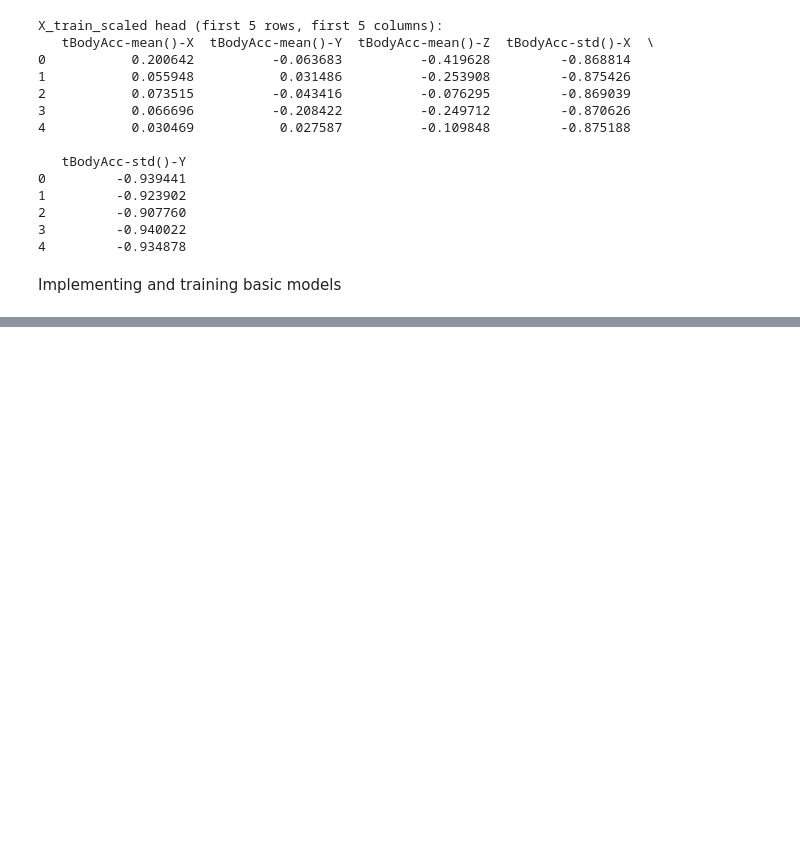
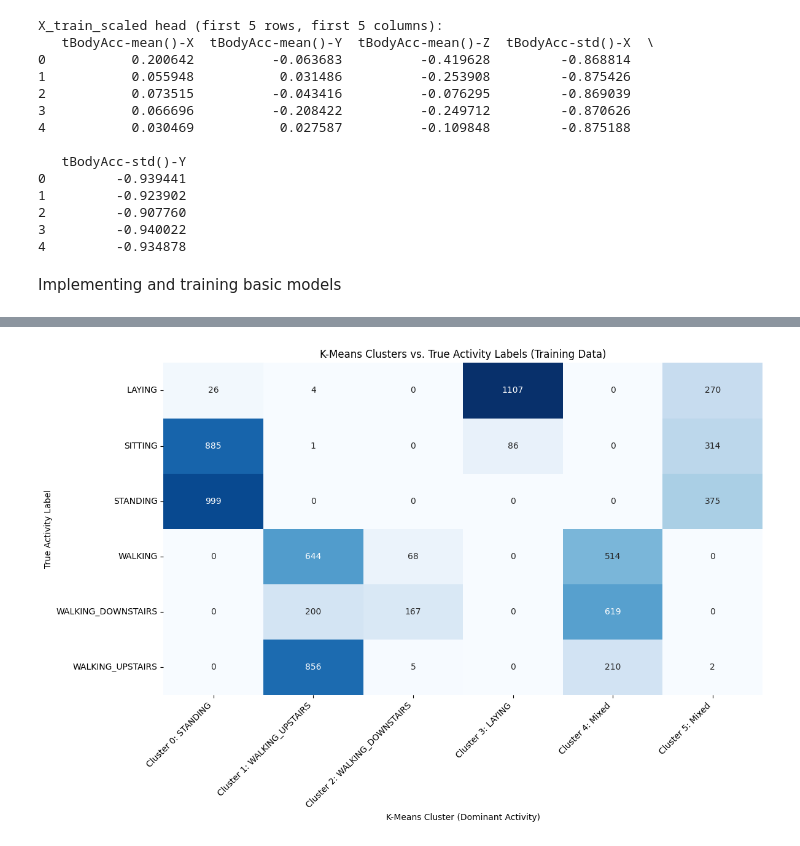
Before and after one commit to punithbr27/ML-mini-project-5th-sem, a Jupyter notebook: mini_project.ipynb, the cells around one changed output, grey strips where cells are left out. Drawn from its saved outputs; the diff is of its cells as text; code cells hidden in the pictures; blank space fills up the shorter version.

```diff
--- a/mini_project.ipynb
+++ b/mini_project.ipynb
@@ -131,0 +418,90 @@ Implementing and training basic models
+# %%
+import pandas as pd
+import numpy as np
+import matplotlib.pyplot as plt
+import seaborn as sns
+from sklearn.cluster import KMeans
+from sklearn.metrics import homogeneity_score, completeness_score, v_measure_score, adjusted_rand_score, adjusted_mutual_info_score
+
+# Ensure you have your scaled training data (and corresponding labels) ready:
+# X_train_scaled, y_train_labels
+
+# For clustering, we'll use the full scaled training set, as we're trying to discover
+# natural groupings in the entire feature space.
+data_for_clustering = X_train_scaled
+
+# --- 1. Apply K-Means Clustering (same as before) ---
+print("--- Applying K-Means Clustering ---")
+n_clusters = len(y_train_labels.unique())
+print(f"Number of clusters (k) set to: {n_clusters} (based on known activities)")
+
+kmeans_model = KMeans(n_clusters=n_clusters, init='k-means++', n_init='auto', random_state=42)
+cluster_labels = kmeans_model.fit_predict(data_for_clustering)
+print("K-Means clustering complete.")
+
+# --- 2. Create Cross-Tabulation (same as before) ---
+cluster_results_df = pd.DataFrame({
+    'True_Activity': y_train_labels,
+    'Cluster_Label': cluster_labels
+})
+cross_tab = pd.crosstab(cluster_results_df['True_Activity'], cluster_results_df['Cluster_Label'])
+print("\nCross-Tabulation of True Activities vs. K-Means Clusters:")
+print(cross_tab)
+
+
+# --- 3. Determine Dominant Activity for Each Cluster ---
+# This is the new part for custom X-axis labels
+cluster_id_to_activity_name = {}
+for cluster_id in cross_tab.columns:
+    # Get the activity with the maximum count in this cluster
+    dominant_activity = cross_tab[cluster_id].idxmax()
+    count = cross_tab[cluster_id].max()
+
+    # Check if there's a clear dominant activity or if it's very mixed
+    total_in_cluster = cross_tab[cluster_id].sum()
+    if total_in_cluster > 0 and count / total_in_cluster > 0.5: # If dominant activity is >50% of the cluster
+        cluster_id_to_activity_name[cluster_id] = f'Cluster {cluster_id}: {dominant_activity}'
+    else:
+        # If no clear majority, label it as "Mixed" or just keep the ID
+        cluster_id_to_activity_name[cluster_id] = f'Cluster {cluster_id}: Mixed'
+
+# Optional: Refine labels for clarity, especially if clusters are very mixed but have strong components
+# Example refinement based on previous analysis:
+# Cluster 0: mainly SITTING/STANDING -> 'Static (Sitting/Standing)'
+# Cluster 1: mainly WALKING/WALKING_UPSTAIRS -> 'Dynamic (Walking)'
+# Cluster 3: mainly LAYING -> 'Laying'
+# Cluster 4: mainly WALKING/WALKING_DOWNSTAIRS -> 'Dynamic (Walking)'
+# For simplicity, let's stick to the dominant activity name first.
+
+# You can manually adjust `cluster_id_to_activity_name` if you want more specific composite labels
+# For example, from your previous output:
+# cluster_id_to_activity_name[0] = 'Cluster 0: Sitting/Standing'
+# cluster_id_to_activity_name[1] = 'Cluster 1: Walking/Upstairs'
+# cluster_id_to_activity_name[3] = 'Cluster 3: Laying'
+# cluster_id_to_activity_name[4] = 'Cluster 4: Walking/Downstairs'
+# For the plot, let's use the one generated by `idxmax` as the base.
+
+# --- 4. Visualization of the cross-tabulation with custom x-axis labels ---
+plt.figure(figsize=(12, 8)) # Increased figure size for better label visibility
+sns.heatmap(cross_tab, annot=True, fmt='d', cmap='Blues', cbar=False)
+plt.title('K-Means Clusters vs. True Activity Labels (Training Data)')
+plt.xlabel('K-Means Cluster (Dominant Activity)')
+plt.ylabel('True Activity Label')
+
+# Set custom x-axis tick labels
+# Ensure the order matches the columns of the cross_tab DataFrame
+x_tick_labels = [cluster_id_to_activity_name.get(col_id, f'Cluster {col_id}') for col_id in cross_tab.columns]
+plt.xticks(ticks=np.arange(len(x_tick_labels)) + 0.5, labels=x_tick_labels, rotation=45, ha='right') # Rotate for readability
+
+plt.tight_layout()
+plt.show()
+
+# --- 5. Calculate Clustering Metrics (same as before) ---
+true_labels_numeric = y_train_labels.astype('category').cat.codes
+print("\n--- K-Means Clustering Evaluation Metrics ---")
+print(f"Homogeneity: {homogeneity_score(true_labels_numeric, cluster_labels):.4f}")
+print(f"Completeness: {completeness_score(true_labels_numeric, cluster_labels):.4f}")
+print(f"V-measure: {v_measure_score(true_labels_numeric, cluster_labels):.4f}")
+print(f"Adjusted Rand Index: {adjusted_rand_score(true_labels_numeric, cluster_labels):.4f}")
+print(f"Adjusted Mutual Information: {adjusted_mutual_info_score(true_labels_numeric, cluster_labels):.4f}")
+# %% [output]
@@ -131,0 +521 @@ Implementing and training basic models
+[figure, added]
```
Also changed, not shown: parts of 9 cells of this notebook, 1 other file.
